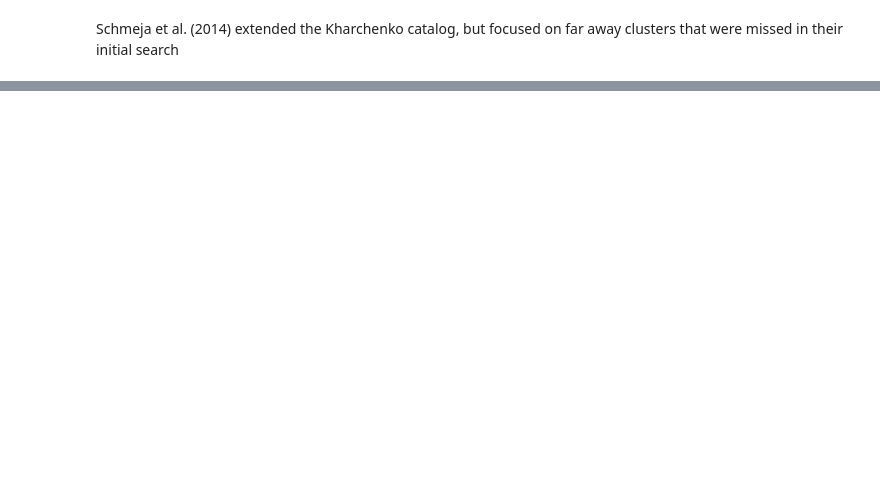
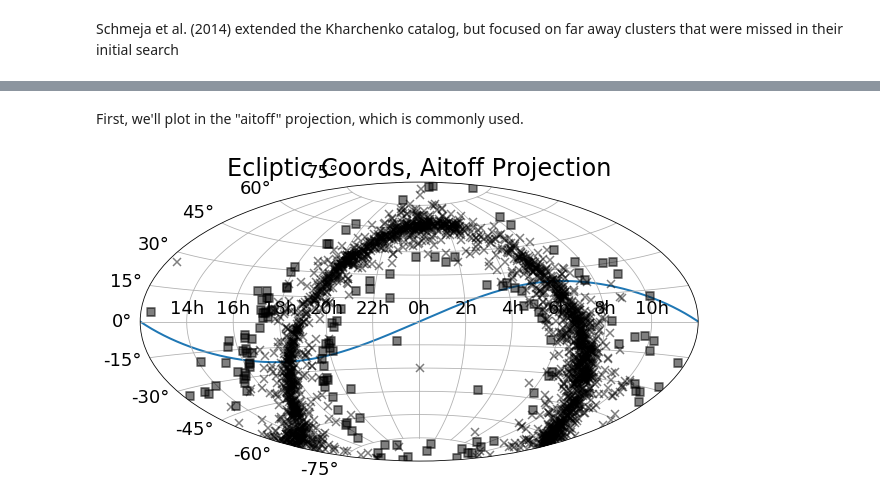
Before and after one commit to stephtdouglas/Coordinates, a Jupyter notebook: cluster_figs.ipynb, the cells around one changed output, grey strips where cells are left out. Drawn from its saved outputs; the diff is of its cells as text; code cells hidden in the pictures; blank space fills up the shorter version.

Commit message:
Add different projections

```diff
--- a/cluster_figs.ipynb
+++ b/cluster_figs.ipynb
@@ -206,22 +227,38 @@ ax2.set_ylabel("b (deg)")
+# %% [markdown]
+First, we'll plot in the "aitoff" projection, which is commonly used.
 # %%
 plt.figure(figsize=(10,8))
-ax2 = plt.subplot(111, projection="aitoff")
+# Define the subplot axis, and set the appropriate projection keyword
+ax = plt.subplot(111, projection="aitoff")
 
-ax2.plot(khar_pos.ra.wrap_at(180 * u.deg).radian,khar_pos.dec.radian,'kx',alpha=0.5,label="Kharchenko+2013")
-ax2.plot(schm_pos.ra.wrap_at(180 * u.deg).radian,schm_pos.dec.radian,'ks',mfc="none",alpha=0.5,label="Schmeja+2014")
+# Now plot the RA and Dec of each cluster
+# To force 0h RA to be centered on the plot, we have to force
+# the RA to "wrap" at 12h (180 degrees), so that RA runs from -180 to 180
+ax.plot(khar_pos.ra.wrap_at(180 * u.deg).radian,khar_pos.dec.radian,
+        'kx',alpha=0.5,label="Kharchenko+2013")
+ax.plot(schm_pos.ra.wrap_at(180 * u.deg).radian,schm_pos.dec.radian,
+        'ks',mfc="none",alpha=0.5,label="Schmeja+2014")
 
-ax2.set_xticklabels(['14h','16h','18h','20h','22h','0h','2h','4h','6h','8h','10h'])
-ax2.grid(True)
+# Now we re-label the axes to be the familiar hours of RA
+# If we were working with Earth-based data, then you could skip this step
+# and leave longitude as degrees from -180 to 180
+ax.set_xticklabels(['14h','16h','18h','20h','22h',
+                    '0h','2h','4h','6h','8h','10h'])
 
+# Turn on the axes background grid
+ax.grid(True)
+
+# Plotting the ecliptic plane (the plane of the Solar System,
+# where the Sun and planets appear to travel across the sky)
+# Takes some extra work. First wrap the ecliptic RA at 180, as above
 ecliptic_ra = ecliptic.icrs.ra.wrap_at(180 * u.deg).radian
 ecliptic_dec = ecliptic.icrs.dec.radian
+# We have to re-sort those arrays to match the min and max of our current plot
 new_ecl = np.argsort(ecliptic_ra)
 ecliptic_ra = ecliptic_ra[new_ecl]
 ecliptic_dec = ecliptic_dec[new_ecl]
-
-ax2.plot(ecliptic_ra,ecliptic_dec,'-',lw=2,zorder=-1)
-
-
-# ax2.legend()
-
-plt.savefig("all_clusters_equatorial.png",bbox_inches="tight")
+# Which lets the line go smoothly from left to right!
+ax.plot(ecliptic_ra,ecliptic_dec,'-',lw=2,zorder=-1)
+_ = plt.title("Ecliptic Coords, Aitoff Projection")
+# %% [output]
+[figure, added]
```
Also changed, not shown: parts of 14 cells of this notebook.
